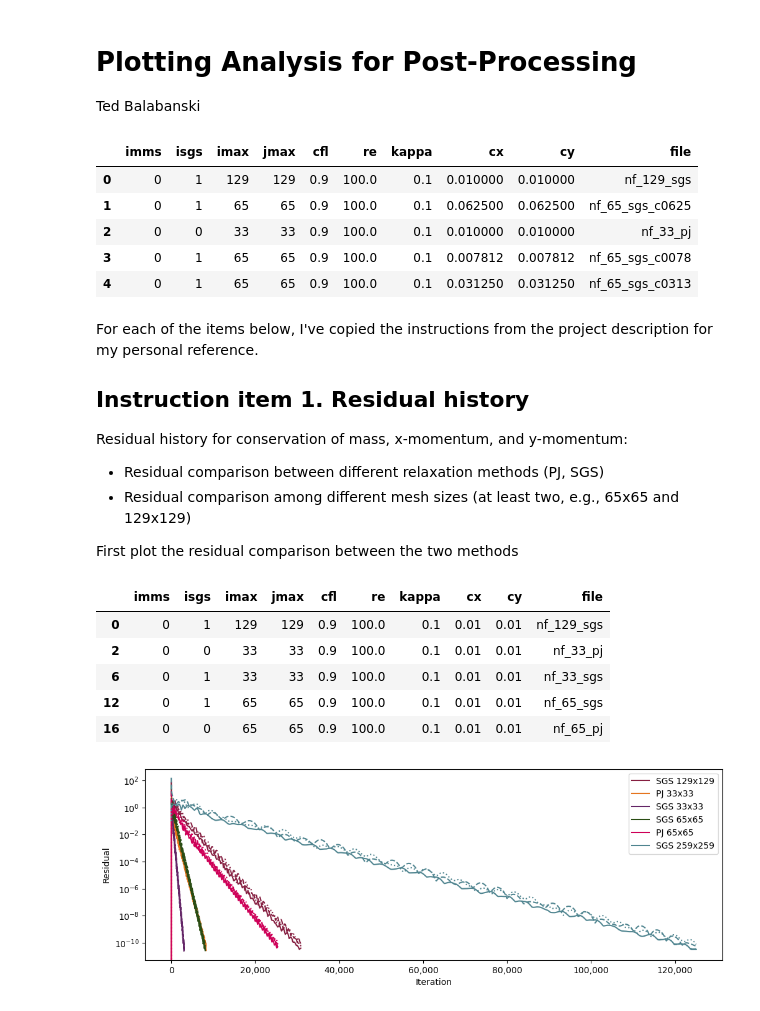
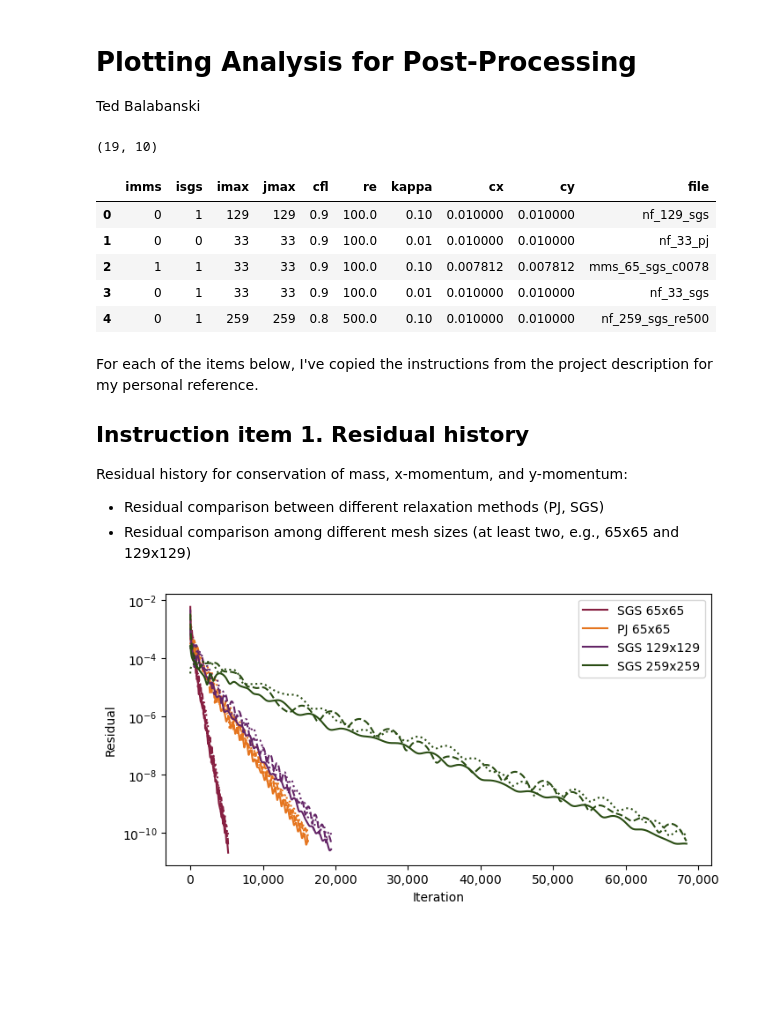
Before and after one commit to tedbal/lid-driven-cavity, a Jupyter notebook: src/plotting.ipynb, the cells around one changed output. Cells and saved outputs as stored; diff of their text form; code cells hidden in the pictures; blank space fills up the shorter version.

Commit message:
updated sgs working, further plotting

```diff
--- a/src/plotting.ipynb
+++ b/src/plotting.ipynb
@@ -37,14 +37,16 @@ for path in datapaths:
 
 # build a pandas df of the params of each run
 paramdf = pd.DataFrame(paramlist)
+print(paramdf.shape)
 paramdf.head(5)
 # %% [output]
+(19, 10)
 |  | imms | isgs | imax | jmax | cfl | re | kappa | cx | cy | file |
-| 0 | 0 | 1 | 129 | 129 | 0.9 | 100.0 | 0.1 | 0.010000 | 0.010000 | nf_129_sgs |
-| 1 | 0 | 1 | 65 | 65 | 0.9 | 100.0 | 0.1 | 0.062500 | 0.062500 | nf_65_sgs_c0625 |
-| 2 | 0 | 0 | 33 | 33 | 0.9 | 100.0 | 0.1 | 0.010000 | 0.010000 | nf_33_pj |
-| 3 | 0 | 1 | 65 | 65 | 0.9 | 100.0 | 0.1 | 0.007812 | 0.007812 | nf_65_sgs_c0078 |
-| 4 | 0 | 1 | 65 | 65 | 0.9 | 100.0 | 0.1 | 0.031250 | 0.031250 | nf_65_sgs_c0313 |
+| 0 | 0 | 1 | 129 | 129 | 0.9 | 100.0 | 0.10 | 0.010000 | 0.010000 | nf_129_sgs |
+| 1 | 0 | 0 | 33 | 33 | 0.9 | 100.0 | 0.01 | 0.010000 | 0.010000 | nf_33_pj |
+| 2 | 1 | 1 | 33 | 33 | 0.9 | 100.0 | 0.10 | 0.007812 | 0.007812 | mms_65_sgs_c0078 |
+| 3 | 0 | 1 | 33 | 33 | 0.9 | 100.0 | 0.01 | 0.010000 | 0.010000 | nf_33_sgs |
+| 4 | 0 | 1 | 259 | 259 | 0.8 | 500.0 | 0.10 | 0.010000 | 0.010000 | nf_259_sgs_re500 |
 # %% [markdown]
 For each of the items below, I've copied the instructions from the project description for my personal reference.
 
@@ -53,45 +55,36 @@ For each of the items below, I've copied the instructions from the project descr
 Residual history for conservation of mass, x-momentum, and y-momentum:
 * Residual comparison between different relaxation methods (PJ, SGS)
 * Residual comparison among different mesh sizes (at least two, e.g., 65x65 and 129x129)
-
-First plot the residual comparison between the two methods
-# %%
-plt1df.head()
-# %% [output]
-|  | imms | isgs | imax | jmax | cfl | re | kappa | cx | cy | file |
-| 0 | 0 | 1 | 129 | 129 | 0.9 | 100.0 | 0.1 | 0.01 | 0.01 | nf_129_sgs |
-| 2 | 0 | 0 | 33 | 33 | 0.9 | 100.0 | 0.1 | 0.01 | 0.01 | nf_33_pj |
-| 6 | 0 | 1 | 33 | 33 | 0.9 | 100.0 | 0.1 | 0.01 | 0.01 | nf_33_sgs |
-| 12 | 0 | 1 | 65 | 65 | 0.9 | 100.0 | 0.1 | 0.01 | 0.01 | nf_65_sgs |
-| 16 | 0 | 0 | 65 | 65 | 0.9 | 100.0 | 0.1 | 0.01 | 0.01 | nf_65_pj |
 # %%
 # pull out the
 CFL, RE, KAPPA, CX = 0.9, 100, 0.1, 0.01
-plt1df = paramdf[(paramdf.imms == 0) & (paramdf.cfl == CFL) & #(paramdf.imax == 65) &
+plt1df = paramdf[(paramdf.imms == 0) & #(paramdf.cfl == CFL) & #(paramdf.imax == 65) &
     (paramdf.re == RE) & (paramdf.kappa == KAPPA) & (paramdf.cx == CX)]
+plt1df = plt1df.sort_values(by='imax', ascending=True)
 
 # iterate through each
-fig, ax = plt.subplots(1, 1, figsize=(12,4))
+fig, ax = plt.subplots(1, 1, figsize=(8,4))
 
 # iterate through each file
 for i, file in enumerate(plt1df.file.values):
     # read the consumption history
     hist = read_convergence_history(os.path.join(basepath, file, "history.dat"))
 
     # plot the history
     label = "SGS" if plt1df.iloc[i, 1] == 1 else "PJ"
     label += " " + str(plt1df.iloc[i,2]) + "x" + str(plt1df.iloc[i,3])
-    ax.plot(hist.iteration, hist.resp, linestyle="solid", color=colors[i], label=label)
-    ax.plot(hist.iteration, hist.resu, linestyle="dashed", color=colors[i])
-    ax.plot(hist.iteration, hist.resv, linestyle="dotted", color=colors[i])
+    ax.plot(hist.iteration[1:], hist.resp[1:], linestyle="solid", color=colors[i], label=label)
+    ax.plot(hist.iteration[1:], hist.resu[1:], linestyle="dashed", color=colors[i])
+    ax.plot(hist.iteration[1:], hist.resv[1:], linestyle="dotted", color=colors[i])
 
 # format the axes
 ax.set_xlabel("Iteration")
 ax.set_ylabel("Residual")
 ax.set_yscale('log')
 ax.legend()
 ax.get_xaxis().set_major_formatter(FuncFormatter(lambda x, p: "{:,.0f}".format(x)))
 
+plt.savefig("../figs/residual-history-comparison.png", dpi=600, bbox_inches='tight')
 plt.show()
 # %% [output]
-[figure, old version]
+[figure, new version]
```
Also changed, not shown: parts of 14 cells of this notebook, 2 other files.
